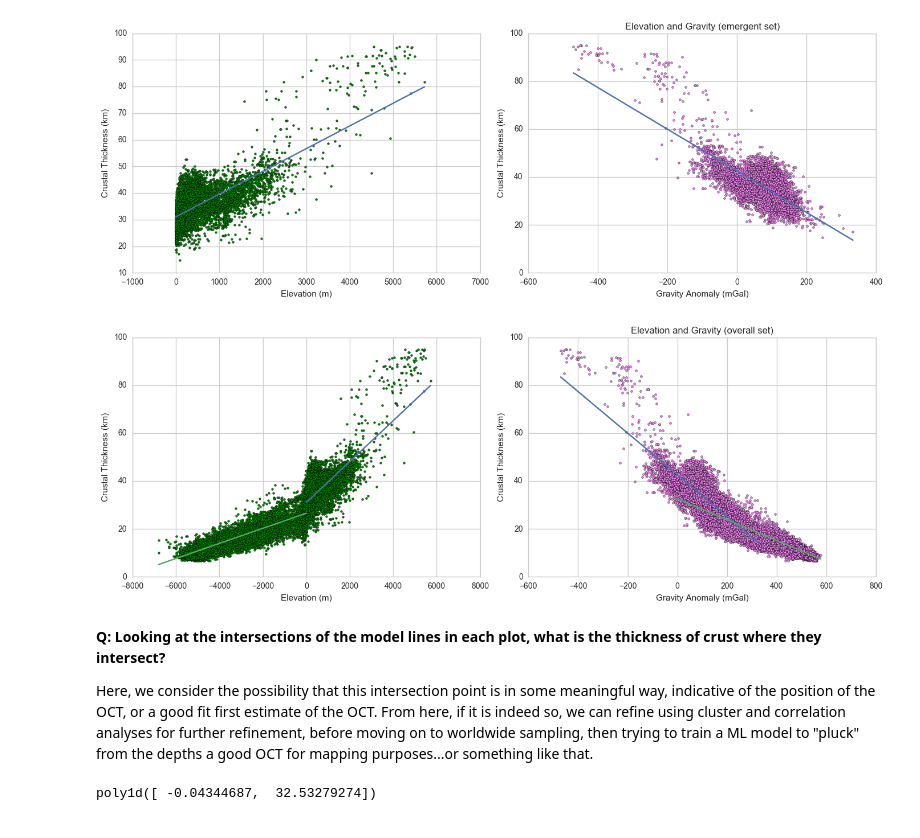
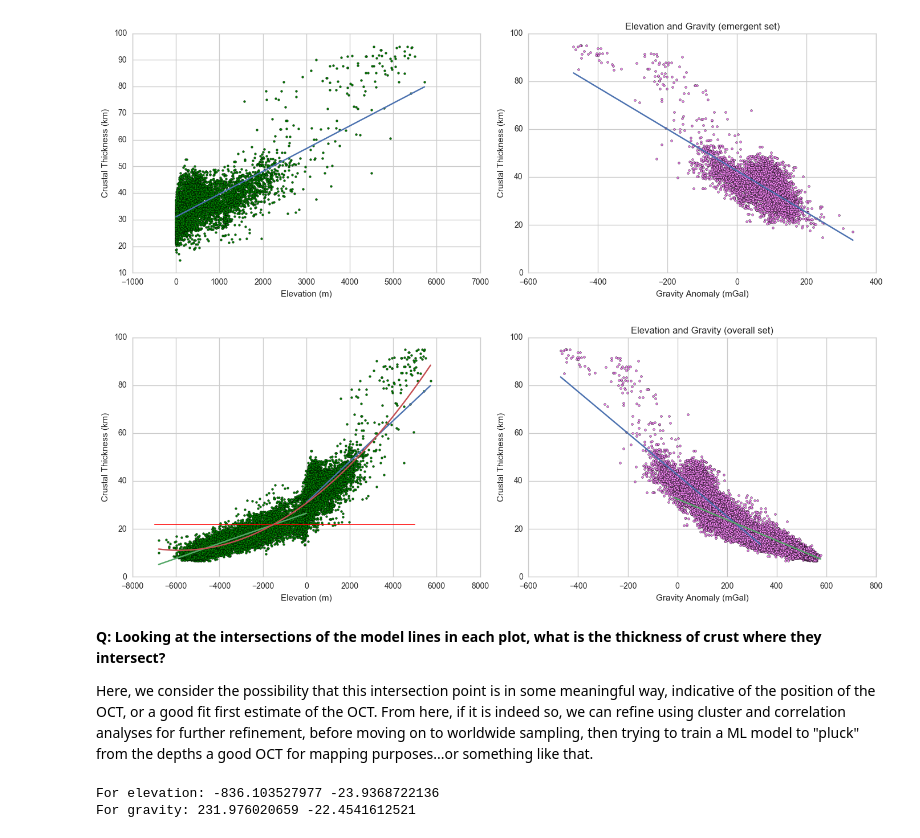
Before and after one commit to pjparis/C_Margin_Mapping, a Jupyter notebook: CMM Sample Data (20k pnts) Crustal Thickness Analysis-II.ipynb, the cells around one changed output. Drawn from its saved outputs; the diff is of its cells as text; code cells hidden in the pictures.

```diff
--- a/CMM Sample Data (20k pnts) Crustal Thickness Analysis-II.ipynb
+++ b/CMM Sample Data (20k pnts) Crustal Thickness Analysis-II.ipynb
@@ -201,33 +203,40 @@ with plt.style.context('seaborn-whitegrid'):
 [figure]
 # %%
 ### overall data with regression model polyfits:
+
+import numpy.polynomial.polynomial as poly
 
 fig4 = plt.figure(figsize=(14,5))
 with plt.style.context('seaborn-whitegrid'):
     ax4 = fig4.add_subplot(1,2,1)
     ax4.scatter(df.Elevation, df.CrustThk, s=7, c='green', label='')
     ax4.set_xlabel('Elevation (m)')
     ax4.set_ylabel('Crustal Thickness (km)')
     # adding a best fit (regression) line:
     ax4.plot(np.unique(df_dry.Elevation), np.poly1d(np.polyfit(df_dry.Elevation, df_dry.CrustThk, 1))(np.unique(df_dry.Elevation)))
     ax4.plot(np.unique(df_wet.Elevation), np.poly1d(np.polyfit(df_wet.Elevation, df_wet.CrustThk, 1))(np.unique(df_wet.Elevation)))
 
+    ax4.plot( (-7000,5000),(22,22), lw=0.7, c='r', label='22 km thickness partition' )
 
+    coefs = poly.polyfit(df.Elevation, df.CrustThk, 2)
+    x_new = np.linspace(df.Elevation.min(), df.Elevation.max(), num=len(df.Elevation))
+    ffit = poly.polyval(x_new, coefs)
+    plt.plot(x_new, ffit)
 
     ax4 = fig4.add_subplot(1,2,2)
     ax4.scatter(df.Gravity, df.CrustThk, s=7, c='violet', label='')
     ax4.set_xlabel('Gravity Anomaly (mGal)')
     ax4.set_ylabel('Crustal Thickness (km)')
     # adding a best fit (regression) line:
     ax4.plot(np.unique(df_dry.Gravity), np.poly1d(np.polyfit(df_dry.Gravity, df_dry.CrustThk, 1))(np.unique(df_dry.Gravity)))
     ax4.plot(np.unique(df_wet.Gravity), np.poly1d(np.polyfit(df_wet.Gravity, df_wet.CrustThk, 1))(np.unique(df_wet.Gravity)))
 
 
     plt.tight_layout()
     plt.title('Elevation and Gravity (overall set)')
     plt.show()
 # %% [output]
-[figure, old version]
+[figure, new version]
 # %% [markdown]
 __Q: Looking at the intersections of the model lines in each plot, what is the thickness of crust where they intersect?__
 
@@ -239,10 +248,17 @@ Here, we consider the possibility that this intersection point is in some meanin
 dy_dry, dx0_dry = np.poly1d(np.polyfit(df_dry.Elevation, df_dry.CrustThk, 1))
 dy_wet, dx0_wet = np.poly1d(np.polyfit(df_wet.Elevation, df_wet.CrustThk, 1))
 
+xi = (dx0_dry-dx0_wet)/(dy_wet-dy_dry)
+yi = ((dx0_wet*dy_dry)-(dy_wet*dx0_dry))/(dy_wet-dy_dry)
+print('For elevation:',xi, yi)
+
 # for gravity:
-p_gdry = np.poly1d(np.polyfit(df_dry.Gravity, df_dry.CrustThk, 1))
-p_gwet = np.poly1d(np.polyfit(df_wet.Gravity, df_wet.CrustThk, 1))
+dy_dry, dx0_dry = np.poly1d(np.polyfit(df_dry.Gravity, df_dry.CrustThk, 1))
+dy_wet, dx0_wet = np.poly1d(np.polyfit(df_wet.Gravity, df_wet.CrustThk, 1))
 
-p_gwet
+xi = (dx0_dry-dx0_wet)/(dy_wet-dy_dry)
+yi = ((dx0_wet*dy_dry)-(dy_wet*dx0_dry))/(dy_wet-dy_dry)
+print('For gravity:', xi, yi)
 # %% [output]
-poly1d([ -0.04344687,  32.53279274])
+For elevation: -836.103527977 -23.9368722136
+For gravity: 231.976020659 -22.4541612521
```
Also changed, not shown: parts of 29 cells of this notebook, 1 other file.
